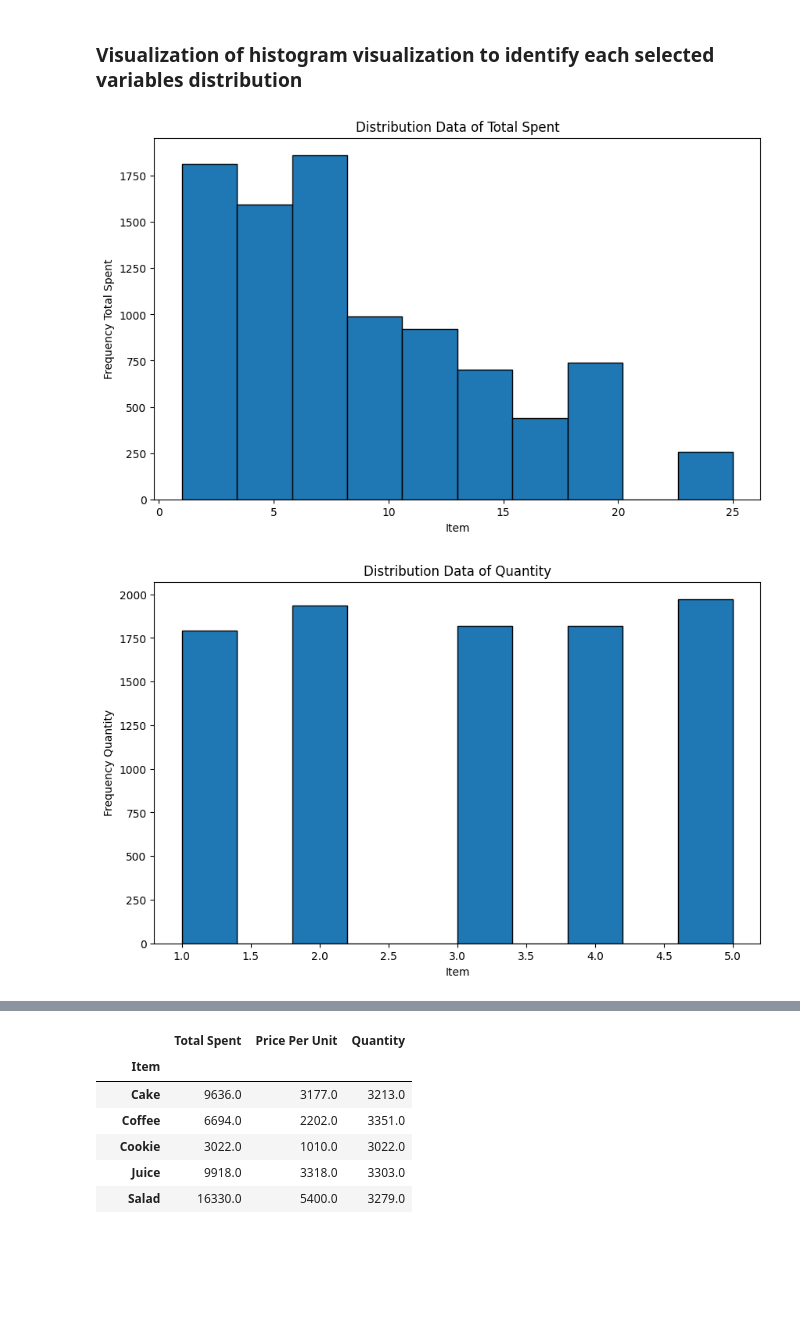
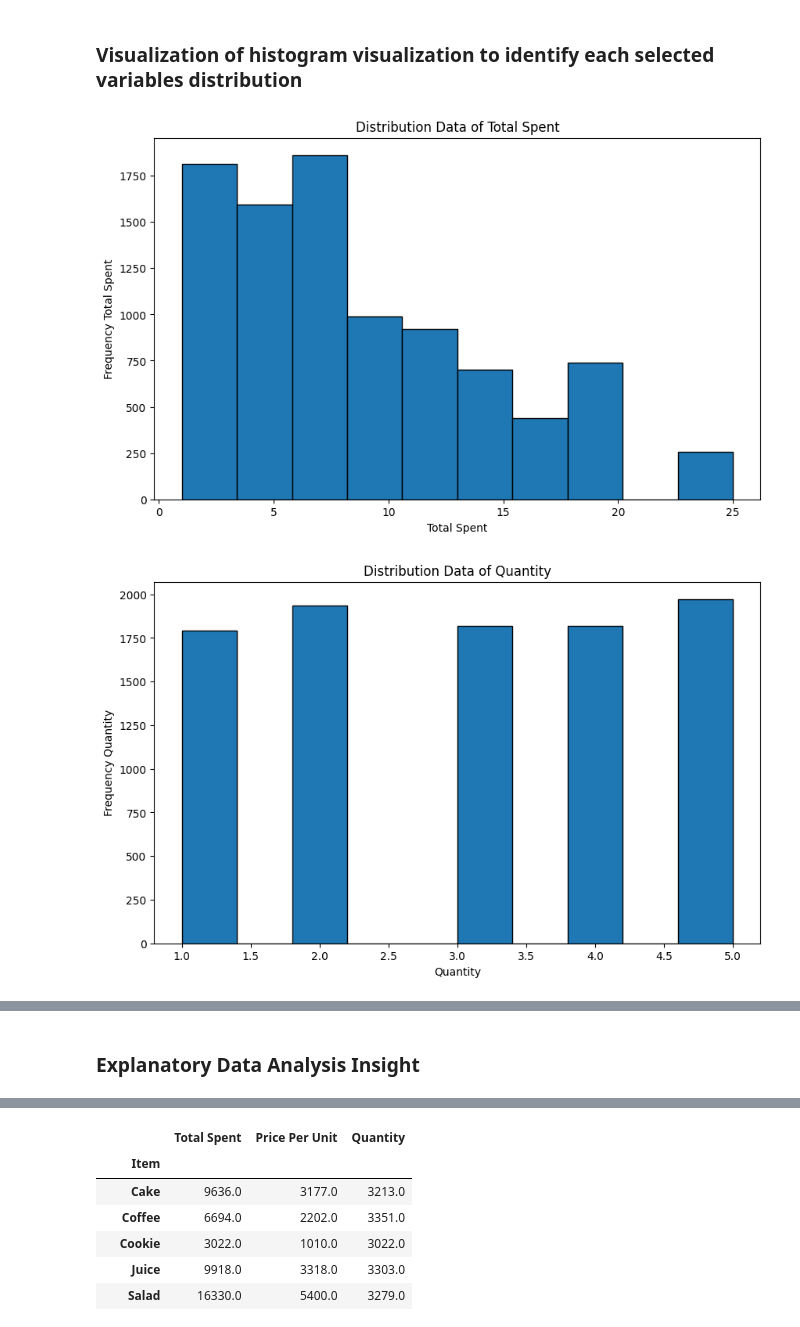
Before and after one commit to Muhammad15Dandi/Main-Project, a Jupyter notebook: [Food & Beverage Sector, Python] Unveiling Customer Patterns Through Depth Clustering Analysis.ipynb, the cells around one changed output, grey strips where cells are left out. Drawn from its saved outputs; the diff is of its cells as text; code cells hidden in the pictures; blank space fills up the shorter version.

```diff
--- a/[Food & Beverage Sector, Python] Unveiling Customer Patterns Through Depth Clustering Analysis.ipynb
+++ b/[Food & Beverage Sector, Python] Unveiling Customer Patterns Through Depth Clustering Analysis.ipynb
@@ -328,7 +328,7 @@ for i in mean_data:
 
     plt.figure(figsize=(10,6))
     plt.bar(x_data, y_mean)
-    plt.xlabel("Item")
+    plt.xlabel(f"{i}")
     plt.ylabel(f"Mean {i}")
     plt.title(f"Mean of Item {i}")
     plt.show()
@@ -341,13 +341,13 @@ for i in mean_data:
 # %%
 for i in ["Total Spent", "Quantity", "Price Per Unit"]:
     x_hist = data[i].tolist()
 
     plt.figure(figsize=(10,6))
     plt.hist(x_hist, edgecolor= "black")
-    plt.xlabel("Item")
+    plt.xlabel(f"{i}")
     plt.ylabel(f"Frequency {i}")
     plt.title(f"Distribution Data of {i}")
     plt.show()
 # %% [output]
-[figure, old version]
+[figure, new version]
-[figure, old version]
+[figure, new version]
@@ -354,0 +355,2 @@ for i in ["Total Spent", "Quantity", "Price Per Unit"]:
+# %% [markdown]
+### **Explanatory Data Analysis Insight**
```
Also changed, not shown: parts of 3 cells of this notebook.
